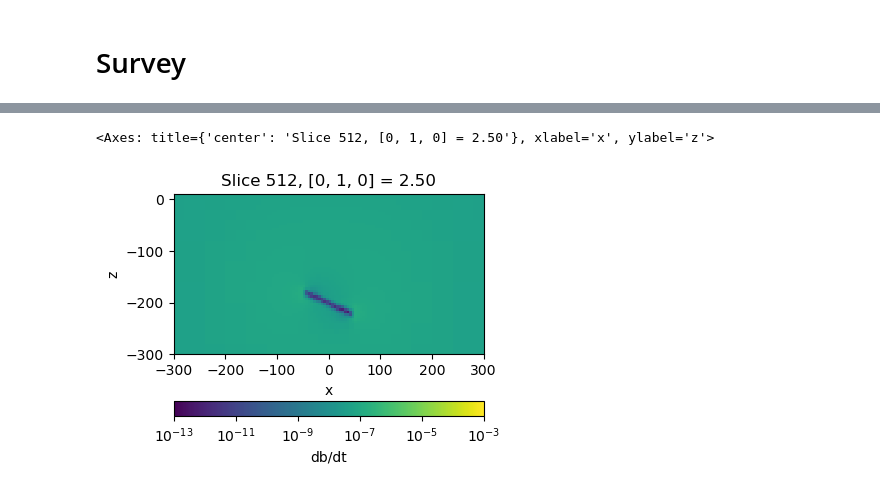
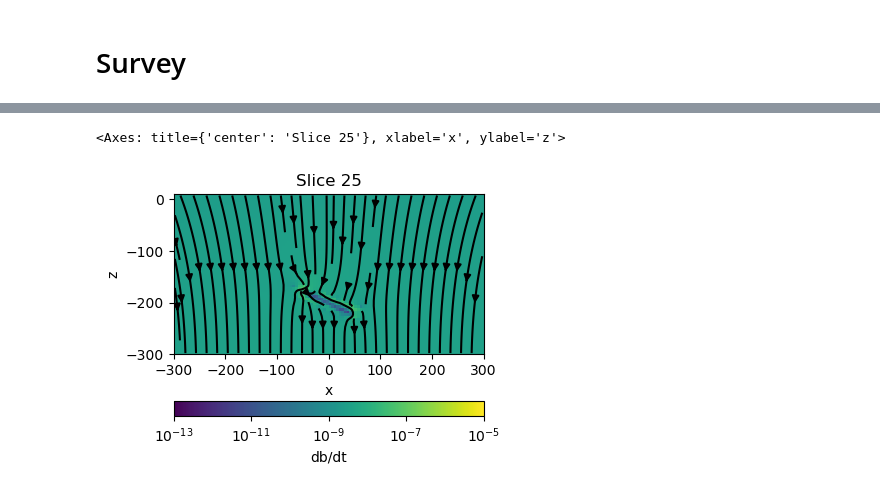
Before and after one commit to ubcgif/2024-aqgeo-meeting-em-tutorial, a Jupyter notebook: 3-forward-Tensor.ipynb, the cells around one changed output, grey strips where cells are left out. Cells and saved outputs as stored; diff of their text form; code cells hidden in the pictures.

```diff
--- a/3-forward-Tensor.ipynb
+++ b/3-forward-Tensor.ipynb
@@ -22,7 +22,7 @@ Solver
 pymatsolver.direct.mumps.Mumps
 # %%
 # conductivity values
-rho_back = 1000
+rho_back = 500
 
 sigma_target = 1e3
 sigma_air = 1e-8
@@ -86,11 +86,11 @@ np.float64(3984.469851812158)
 # %%
-cell_size = 10
+cell_size = 5
 padding_factor = 1.3
 
 n_cells_x = int(np.max(rx_x) / cell_size)
-n_cells_z = int((np.max(np.abs(target_z)) + np.max(target_thickness)/2) / cell_size)
-n_padding_x = 12
-n_padding_z = 12
+n_cells_z = int((np.max(np.abs(target_z)) + np.max(target_thickness)/2) / cell_size) + 5
+n_padding_x = 16
+n_padding_z = 16
 
 hx = [
     (cell_size, n_padding_x, -padding_factor),
@@ -261,4 +260,4 @@ for key, val in dpred.items():
     src = val.survey.source_list[0]
     rx = src.receiver_list[-1]  # grab the z-component
     dpred_plot = val[src, rx].reshape(len(rx_locs), len(rx_times), order="F")
-    ax.loglog(rx_times, -dpred_plot[ind_plot, :], label=key)
+    ax.loglog(rx_times*1e3, -dpred_plot[ind_plot, :], label=key)
@@ -304,7 +308,7 @@ plot_current_density("target", 2, colorbar=True, vmax=3e-5)
 # %%
 def plot_dbdt(
     key, ti, ax=None, xlim=400*np.r_[-1, 1], zlim=np.r_[-500, 80],
-    colorbar=False, ylabels=True, vmax=1e-3, vmin=1e-13
+    colorbar=False, ylabels=True, vmax=1e-5, vmin=1e-13
 ):
     if ax is None:
         fig, ax = plt.subplots(1, 1, figsize=(4, 4))
@@ -314,8 +318,8 @@ def plot_dbdt(
         "CCv", view="vec",
         ax=ax,
         pcolor_opts={"norm":LogNorm(vmin=vmin, vmax=vmax)},
-        # range_x=xlim,
-        # range_y=zlim,
+        range_x=xlim,
+        range_y=zlim,
         stream_threshold=vmin,
         normal="y"
     )
@@ -327,7 +331,7 @@ def plot_dbdt(
         ax.set_ylabel("")
         ax.set_yticklabels("")
     if colorbar is True:
-        cb = plt.colorbar(out[0][0], ax=ax, orientation="horizontal")
+        cb = plt.colorbar(out[0], ax=ax, orientation="horizontal")
         cb.set_label("db/dt")
     return ax
 # %%
@@ -335,7 +339,7 @@ key="background"
 ti = 0
 dbdtplt = mesh.average_face_to_cell_vector * np.squeeze(fields[key][:, "dbdt", ti])
 # %%
-plot_dbdt("target", 10, colorbar=True, xlim=300*np.r_[-1, 1], zlim=np.r_[-300, 10])
+plot_dbdt("target", 30, colorbar=True, xlim=300*np.r_[-1, 1], zlim=np.r_[-300, 10])
 # %% [output]
-<Axes: title={'center': 'Slice 512, [0, 1, 0] = 2.50'}, xlabel='x', ylabel='z'>
+<Axes: title={'center': 'Slice 25'}, xlabel='x', ylabel='z'>
-[figure, old version]
+[figure, new version]
```
Also changed, not shown: parts of 10 cells of this notebook, 4 other files.
